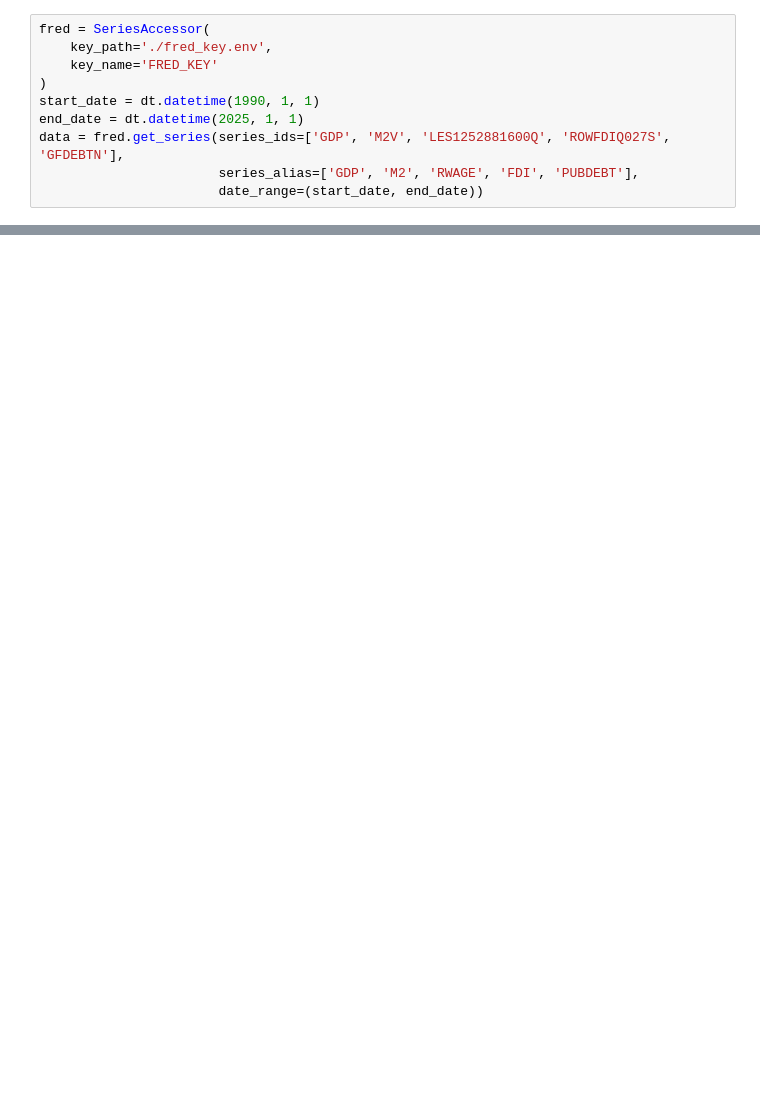
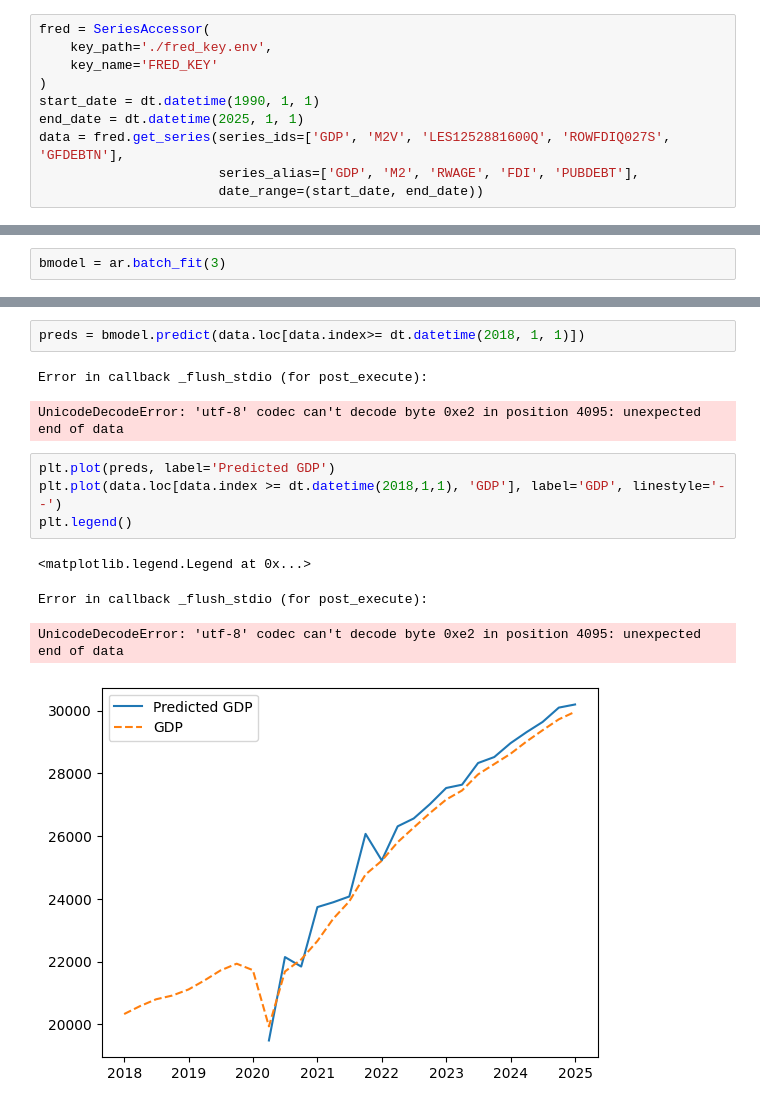
Before and after one commit to GongJr0/MacroSim, a Jupyter notebook: test.ipynb, the cells around one changed output, grey strips where cells are left out. Cells and saved outputs as stored; diff of their text form; blank space fills up the shorter version.

```diff
--- a/test.ipynb
+++ b/test.ipynb
@@ -92,0 +90,2 @@ r2_score(data.loc[pred_set.index, 'GDP'], pred)
+# %%
+bmodel = ar.batch_fit(3)
@@ -92,0 +108,14 @@ r2_score(data.loc[pred_set.index, 'GDP'], pred)
+# %%
+preds = bmodel.predict(data.loc[data.index>= dt.datetime(2018, 1, 1)])
+# %% [output]
+Error in callback _flush_stdio (for post_execute):
+UnicodeDecodeError: 'utf-8' codec can't decode byte 0xe2 in position 4095: unexpected end of data
+# %%
+plt.plot(preds, label='Predicted GDP')
+plt.plot(data.loc[data.index >= dt.datetime(2018,1,1), 'GDP'], label='GDP', linestyle='--')
+plt.legend()
+# %% [output]
+<matplotlib.legend.Legend at 0x...>
+Error in callback _flush_stdio (for post_execute):
+UnicodeDecodeError: 'utf-8' codec can't decode byte 0xe2 in position 4095: unexpected end of data
+[figure, added]
```
Also changed, not shown: parts of 8 cells of this notebook, 2 other files.
